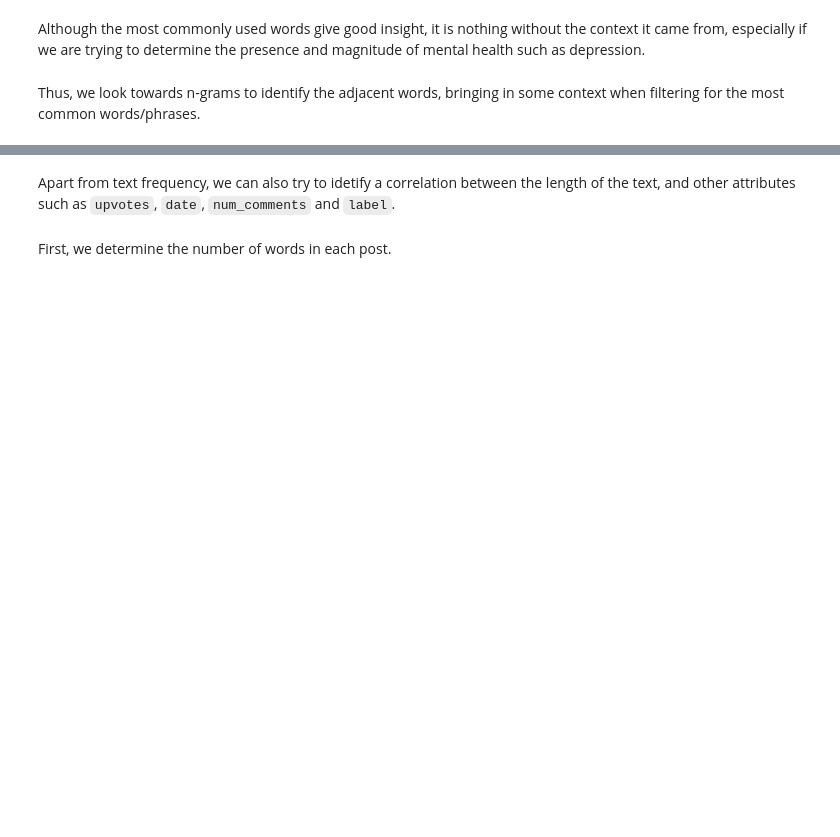
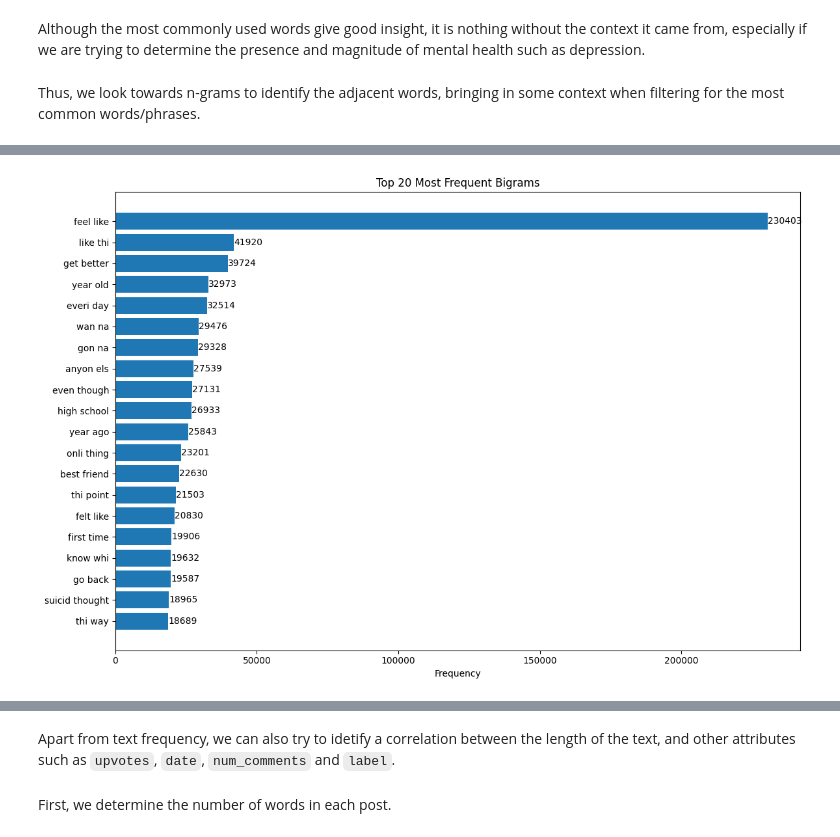
Before and after one commit to fishbrightwise/IS424-G2T4, a Jupyter notebook: notebooks/2) Exploratory Data Analysis.ipynb, the cells around one changed output, grey strips where cells are left out. Cells and saved outputs as stored; diff of their text form; code cells hidden in the pictures; blank space fills up the shorter version.

```diff
--- a/notebooks/2) Exploratory Data Analysis.ipynb
+++ b/notebooks/2) Exploratory Data Analysis.ipynb
@@ -172,7 +150,7 @@ plt.show()
 Placing it into a wordcloud puts into perspective the types of words used. The most prominent one being "like".
 # %%
 # Create a DataFrame from the word frequency dictionary
-word_freq_df = pd.DataFrame(list(word_freq.items()), columns=['Words', 'Frequency'])
+word_freq_df = pd.DataFrame(list(word_freq.items())[:20], columns=['Words', 'Frequency'])
 
 # Create a horizontal bar chart
 fig = px.bar(word_freq_df, x='Frequency', y='Words', orientation='h', title='Top 20 Most Common Words')
@@ -321,0 +406,15 @@ But the results here are not helpful.
+# %%
+# Function to get the most common words for a given label
+def get_most_common_words(df, label, top_n=20):
+    ngrams_counts = Counter(chain.from_iterable(df[df['label'] == label]['stopword_removed_bigrams']))
+    return ngrams_counts.most_common(top_n)
+
+# Get the most common words for each label
+most_common_ngrams_depressed = get_most_common_words(reddit_df, 1.0)
+most_common_ngrams_not_depressed = get_most_common_words(reddit_df, 0.0)
+
+print("Most ngrams for depressed label:")
+print(most_common_ngrams_depressed)
+
+print("\nMost ngrams for not depressed label:")
+print(most_common_ngrams_not_depressed)
@@ -321,0 +427,32 @@ But the results here are not helpful.
+# %%
+def plot_bigram_frequencies(data, top_n=20):
+    # Sort the data by frequency (descending order) and take the top N
+    sorted_data = sorted(data, key=lambda x: x[1], reverse=True)[:top_n]
+
+    # Separate bigrams and frequencies
+    bigrams, frequencies = zip(*sorted_data)
+
+    # Create bigram labels
+    labels = [' '.join(bigram) for bigram in bigrams]
+
+    # Create the horizontal bar plot
+    fig, ax = plt.subplots(figsize=(12, 8))
+    y_pos = range(len(labels))
+    ax.barh(y_pos, frequencies, align='center')
+    ax.set_yticks(y_pos)
+    ax.set_yticklabels(labels)
+    ax.invert_yaxis()  # Labels read top-to-bottom
+    ax.set_xlabel('Frequency')
+    ax.set_title('Top {} Most Frequent Bigrams'.format(top_n))
+
+    # Add frequency labels to the end of each bar
+    for i, v in enumerate(frequencies):
+        ax.text(v + 0.5, i, str(v), va='center')
+
+    plt.tight_layout()
+    plt.show()
+
+# Generate the bar chart
+plot_bigram_frequencies(most_common_ngrams_depressed)
+# %% [output]
+[figure, added]
```
Also changed, not shown: parts of 30 cells of this notebook, 2 other files.
